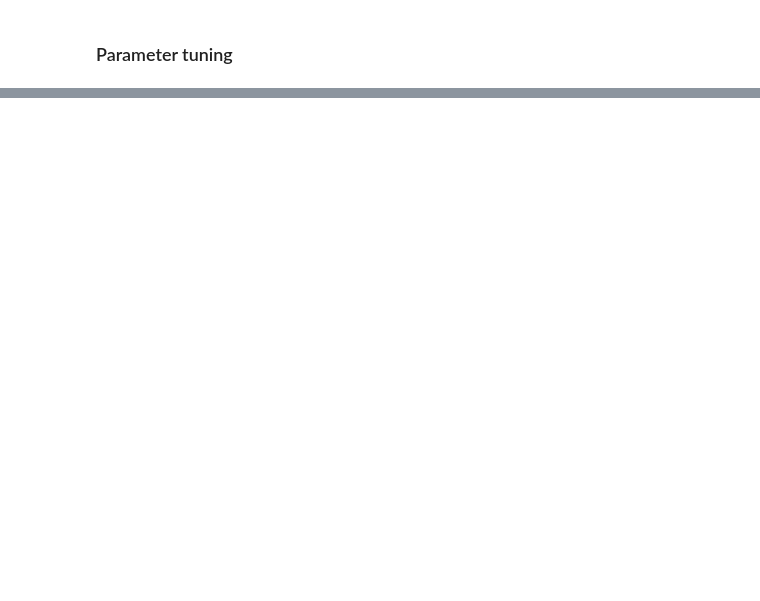
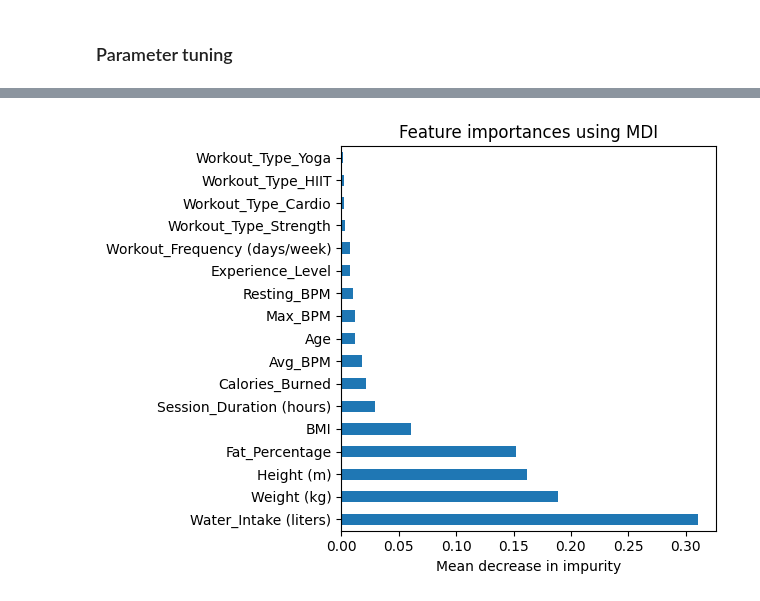
Before and after one commit to ahrami/random-forest, a Jupyter notebook: specifically-forest.ipynb, the cells around one changed output, grey strips where cells are left out. Saved outputs shown, nothing was run; the diff lists cells and outputs as text; code cells hidden in the pictures; blank space fills up the shorter version.

```diff
--- a/specifically-forest.ipynb
+++ b/specifically-forest.ipynb
@@ -185,0 +206,3 @@ plot_score_features_subspace(feats, scores)
+# %%
+rfc2_default = RandomForestClassifier()
+rfc2_default.fit(Xc2_train, yc2_train);
@@ -185,0 +225,6 @@ plot_score_features_subspace(feats, scores)
+# %%
+# Feature importance using mean decrease in impurity
+rfc2_default_importances = pd.Series(rfc2_default.feature_importances_, index=Xc2_test.columns)
+plot_mdi_importance(rfc2_default_importances)
+# %% [output]
+[figure, added]
```
Also changed, not shown: parts of 30 cells of this notebook.
